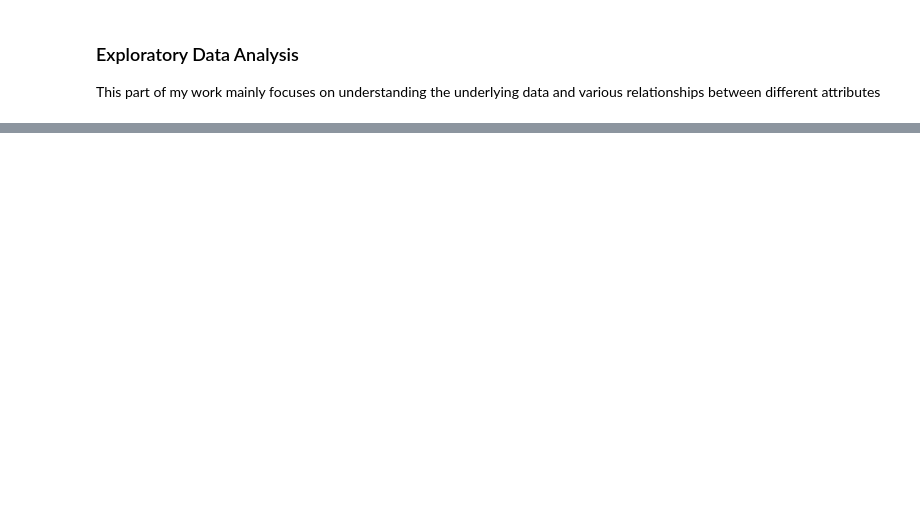
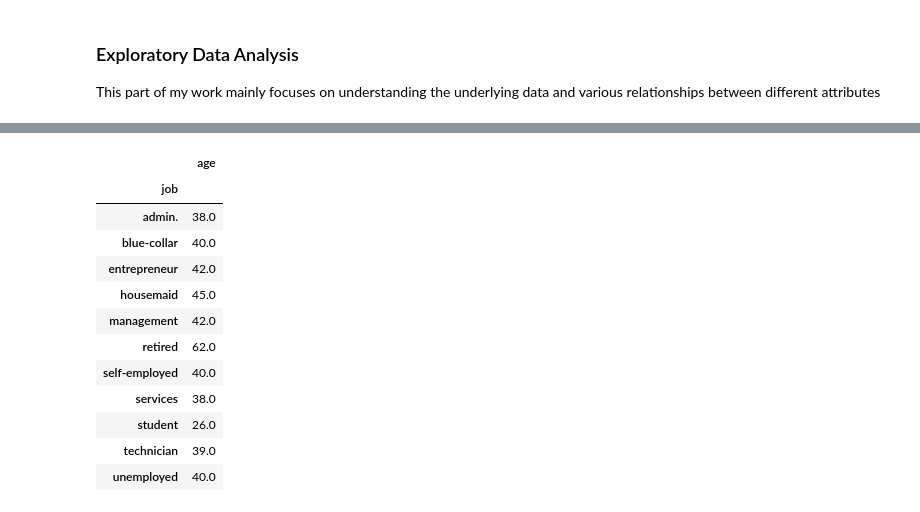
Before and after one commit to maripjan/Marketing-Campaign-at-Bank, a Jupyter notebook: subscription_prediction.ipynb, the cells around one changed output, grey strips where cells are left out. Saved outputs shown, nothing was run; the diff lists cells and outputs as text; code cells hidden in the pictures; blank space fills up the shorter version.

```diff
--- a/subscription_prediction.ipynb
+++ b/subscription_prediction.ipynb
@@ -123,0 +227,16 @@ cf.show_categorical_correlation(df_imputed,
+# %%
+df_imputed.groupby('job').aggregate({'age': 'mean'}).round()
+# %% [output]
+|  | age |
+| job |  |
+| admin. | 38.0 |
+| blue-collar | 40.0 |
+| entrepreneur | 42.0 |
+| housemaid | 45.0 |
+| management | 42.0 |
+| retired | 62.0 |
+| self-employed | 40.0 |
+| services | 38.0 |
+| student | 26.0 |
+| technician | 39.0 |
+| unemployed | 40.0 |
```
Also changed, not shown: parts of 15 cells of this notebook.
